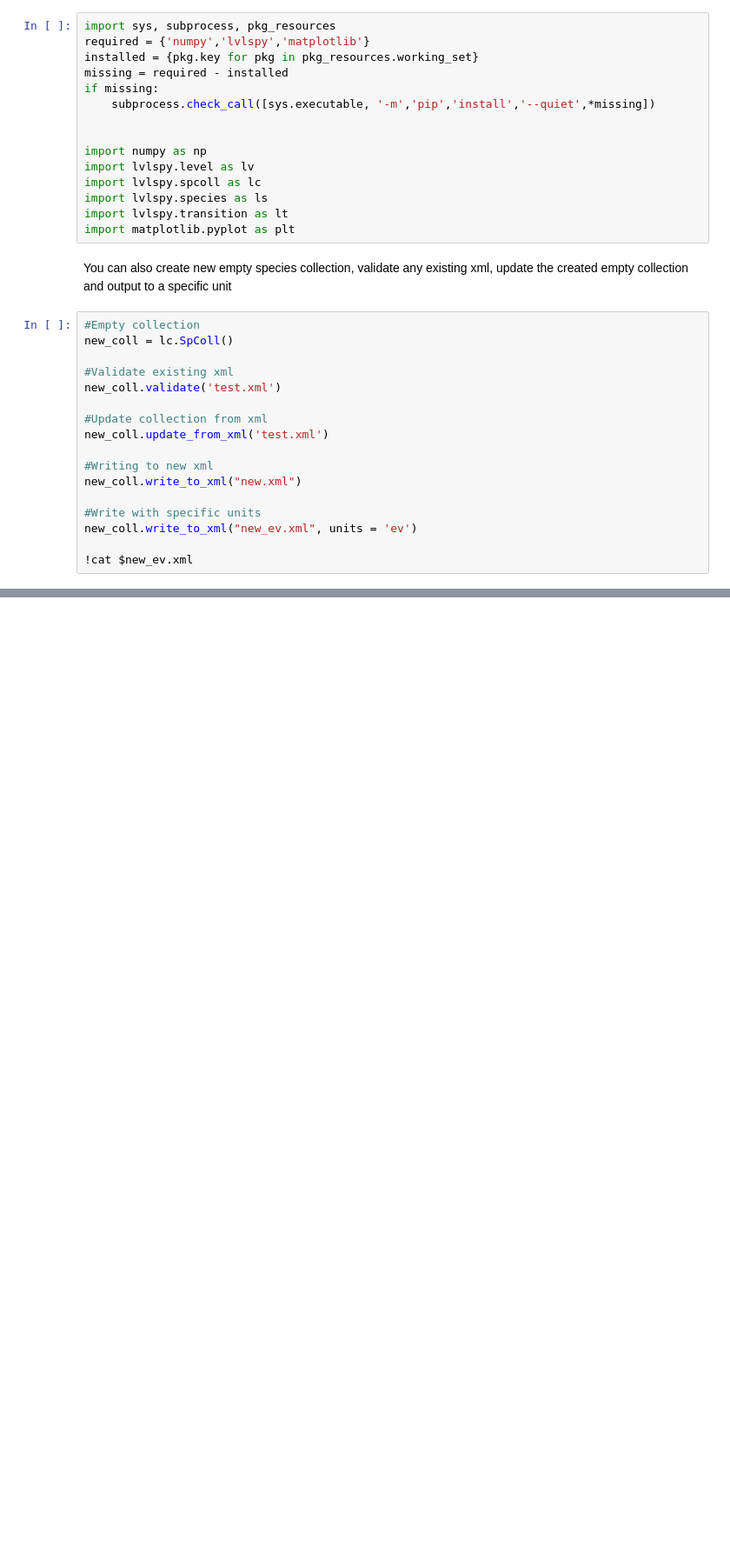
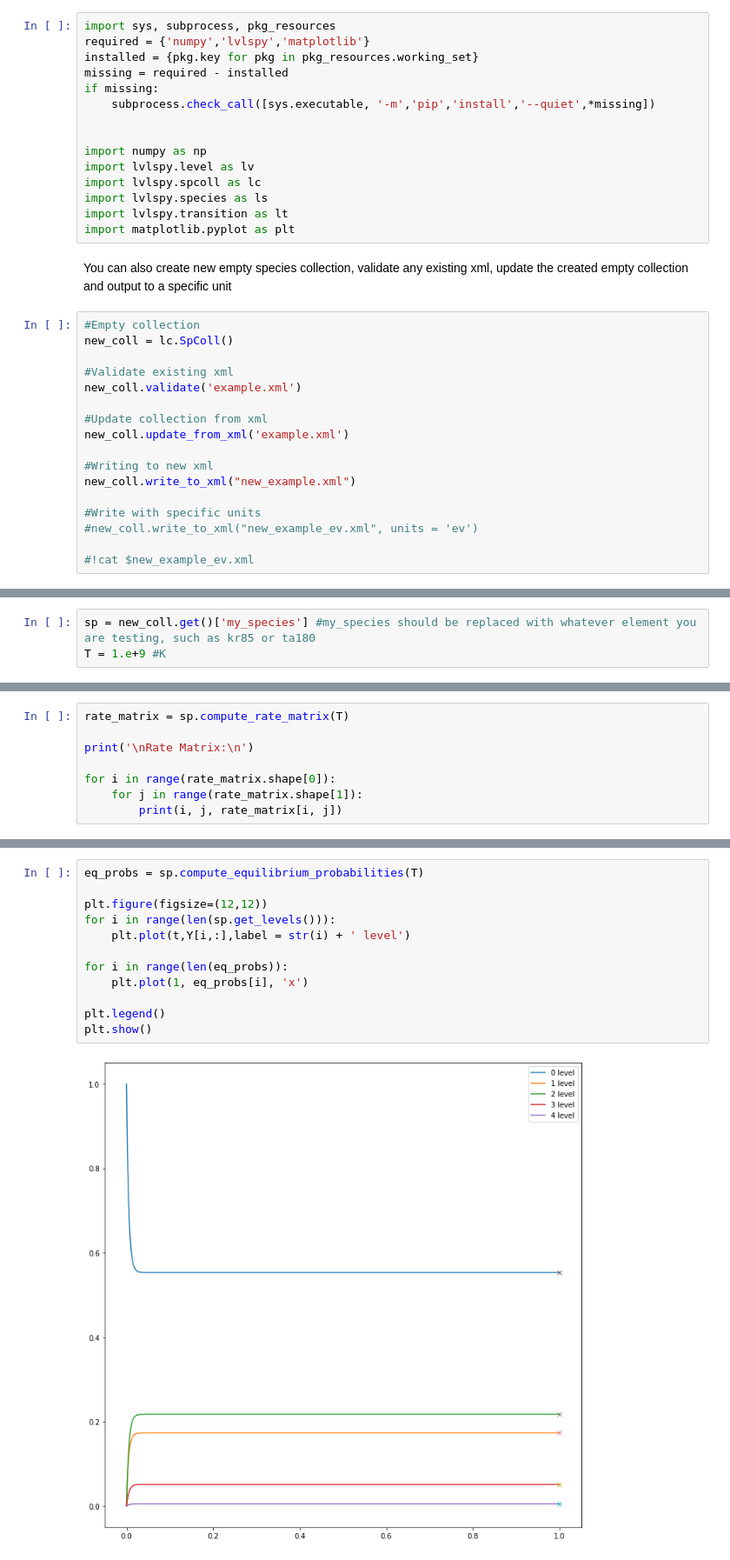
Before and after one commit to jaadt7/lvlspy_tutorial, a Jupyter notebook: validate_and_calculate.ipynb, the cells around one changed output, grey strips where cells are left out. Shown at 87% size. Cells and saved outputs as stored; diff of their text form; blank space fills up the shorter version.

```diff
--- a/validate_and_calculate.ipynb
+++ b/validate_and_calculate.ipynb
@@ -20,15 +22,15 @@ You can also create new empty species collection, validate any existing xml, upd
 new_coll = lc.SpColl()
 
 #Validate existing xml
-new_coll.validate('test.xml')
+new_coll.validate('example.xml')
 
 #Update collection from xml
-new_coll.update_from_xml('test.xml')
+new_coll.update_from_xml('example.xml')
 
 #Writing to new xml
-new_coll.write_to_xml("new.xml")
+new_coll.write_to_xml("new_example.xml")
 
 #Write with specific units
-new_coll.write_to_xml("new_ev.xml", units = 'ev')
+#new_coll.write_to_xml("new_example_ev.xml", units = 'ev')
 
-!cat $new_ev.xml
+#!cat $new_example_ev.xml
@@ -96,0 +39,3 @@ plt.show()
+# %%
+sp = new_coll.get()['my_species'] #my_species should be replaced with whatever element you are testing, such as kr85 or ta180
+T = 1.e+9 #K
@@ -96,0 +44,8 @@ plt.show()
+# %%
+rate_matrix = sp.compute_rate_matrix(T)
+
+print('\nRate Matrix:\n')
+
+for i in range(rate_matrix.shape[0]):
+    for j in range(rate_matrix.shape[1]):
+        print(i, j, rate_matrix[i, j])
@@ -96,0 +107,14 @@ plt.show()
+# %%
+eq_probs = sp.compute_equilibrium_probabilities(T)
+
+plt.figure(figsize=(12,12))
+for i in range(len(sp.get_levels())):
+    plt.plot(t,Y[i,:],label = str(i) + ' level')
+
+for i in range(len(eq_probs)):
+    plt.plot(1, eq_probs[i], 'x')
+
+plt.legend()
+plt.show()
+# %% [output]
+[figure, added]
```
Also changed, not shown: parts of 18 cells of this notebook, 1 other file.
